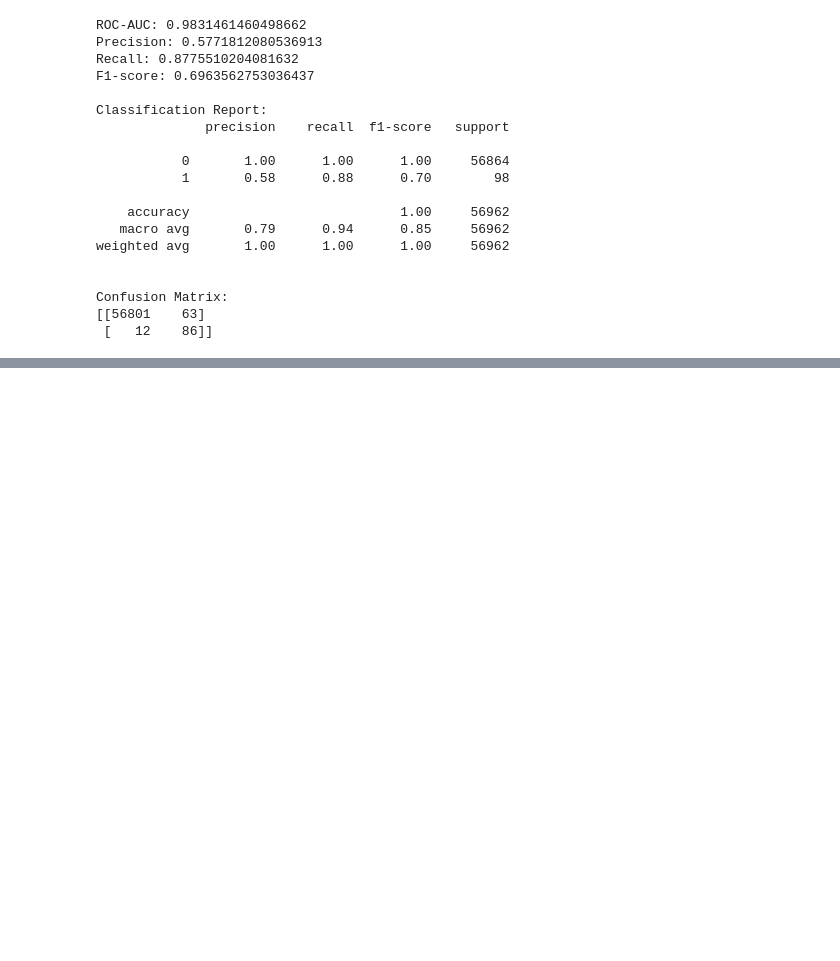
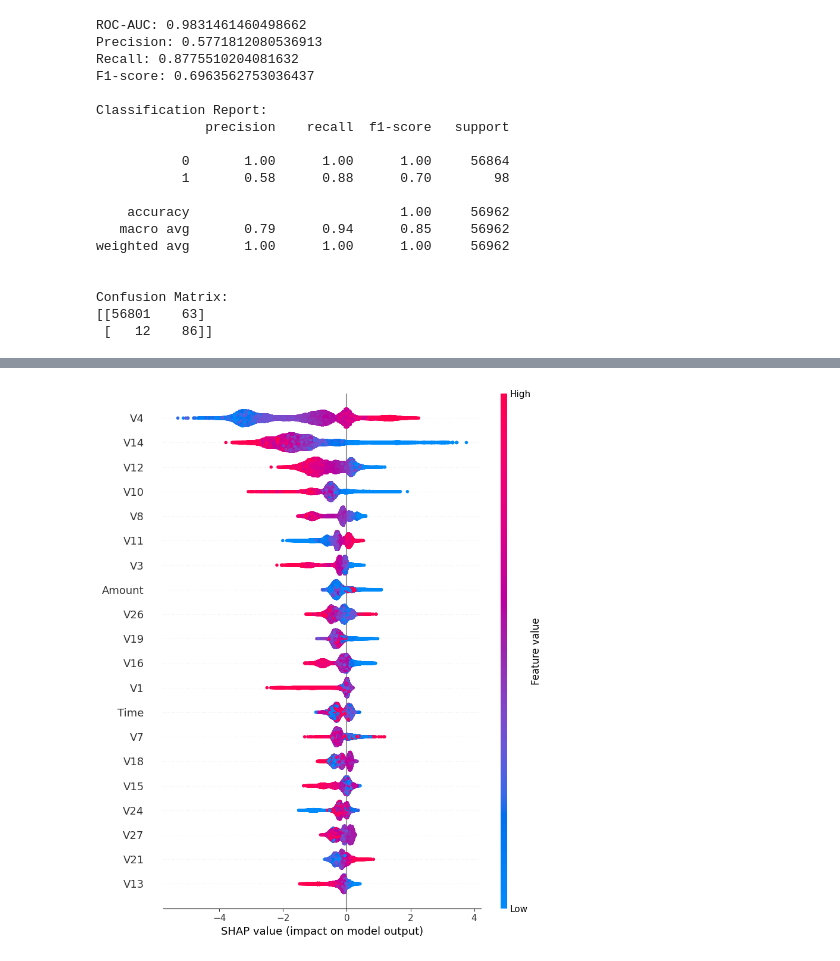
Before and after one commit to rvmvzvn1/jun, a Jupyter notebook: Hybrid_AI_Fraud_Detection_System.ipynb, the cells around one changed output, grey strips where cells are left out. Drawn from its saved outputs; the diff is of its cells as text; code cells hidden in the pictures; blank space fills up the shorter version.

```diff
--- a/Hybrid_AI_Fraud_Detection_System.ipynb
+++ b/Hybrid_AI_Fraud_Detection_System.ipynb
@@ -148,0 +351,8 @@ Confusion Matrix:
+# %%
+explainer = shap.TreeExplainer(model)
+
+shap_values = explainer.shap_values(X_test)
+# %%
+shap.summary_plot(shap_values, X_test)
+# %% [output]
+[figure, added]
```
Also changed, not shown: parts of 19 cells of this notebook.
